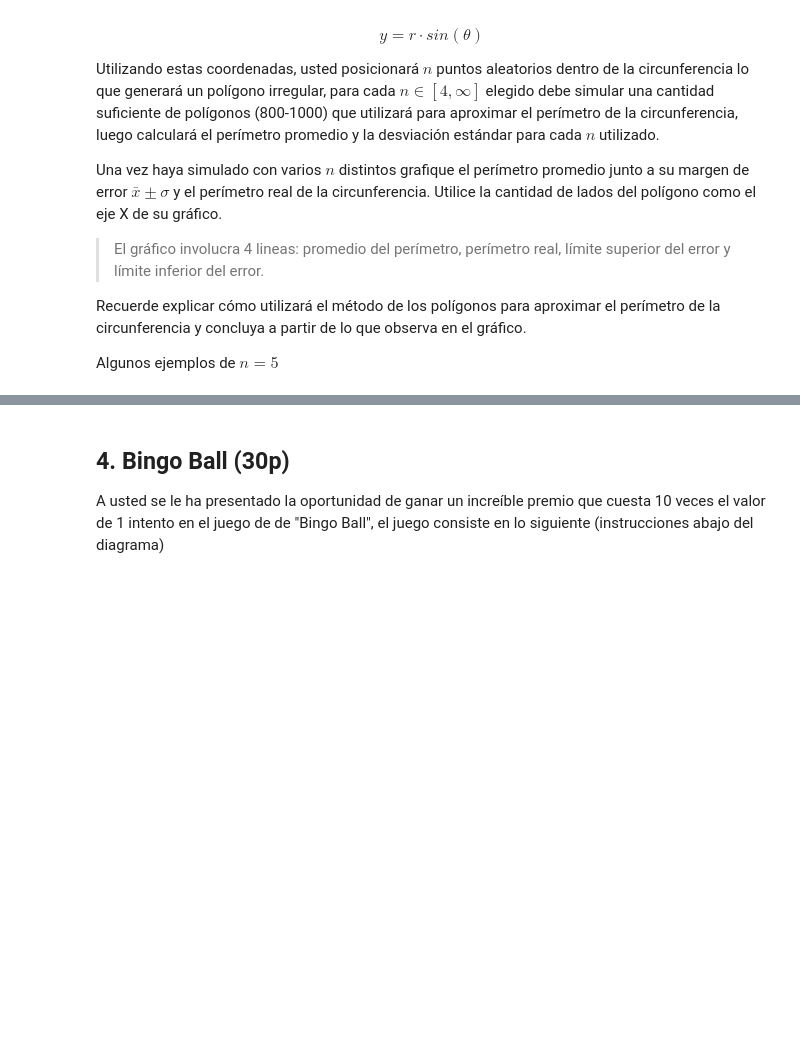
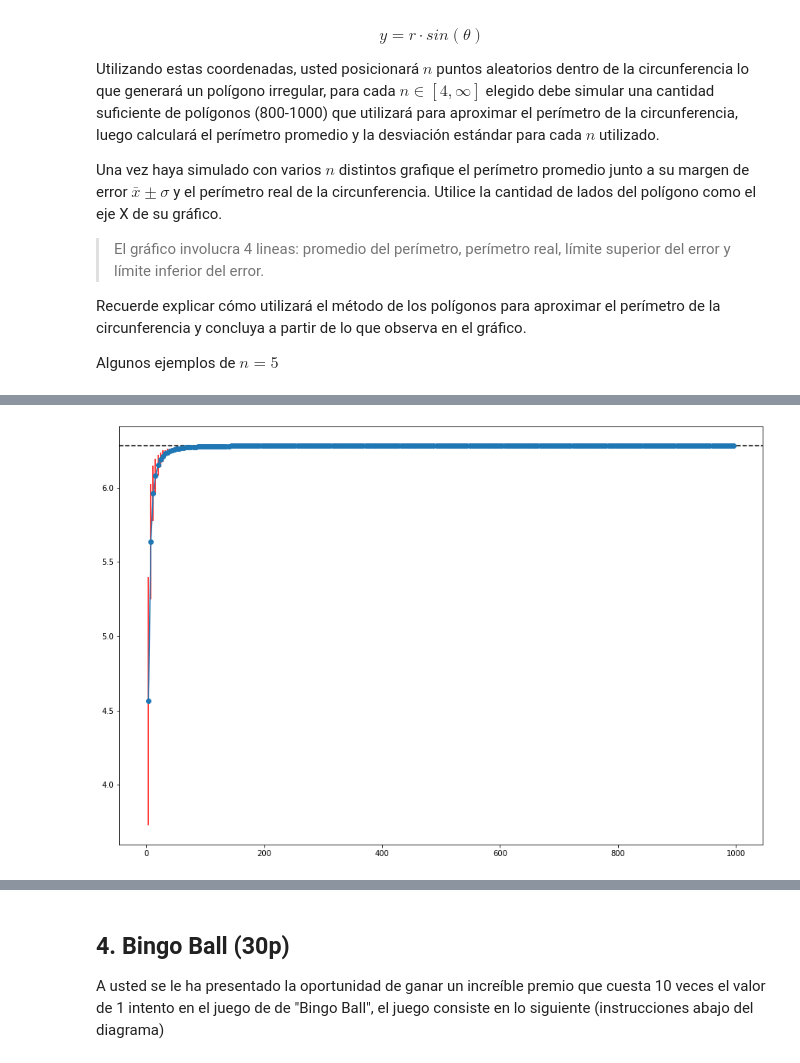
Before and after one commit to Felipitoo/estaca, a Jupyter notebook: Laboratorio 1.ipynb, the cells around one changed output, grey strips where cells are left out. Saved outputs shown, nothing was run; the diff lists cells and outputs as text; code cells hidden in the pictures; blank space fills up the shorter version.

```diff
--- a/Laboratorio 1.ipynb
+++ b/Laboratorio 1.ipynb
@@ -968,3 +983,75 @@ Algunos ejemplos de $n = 5$
   </tr>
 
 Para facilitar la construcción del polígono se sugiere generar los $n$ puntos y luego conectarlos en sentido antihorario/horario.
+# %%
+%%time
+import pandas as pd
+import numpy as np
+import matplotlib.pyplot as plt
+import random
+import math
+
+%matplotlib inline
+
+
+def distancias(puntos):
+    #Esta es la función para calcular las distancias entre los puntos que se usaran para
+    #aproximar el perímetro, la distancia está en funcion del ángulo.
+    puntos.sort()
+    suma = 0
+    for indice in range(len(puntos)):
+        if indice == len(puntos)-1:
+            delta_x = math.cos(puntos[indice])-math.cos(puntos[0])
+            delta_y = math.sin(puntos[indice])-math.sin(puntos[0])
+            suma += math.sqrt(delta_x**2 + delta_y**2)
+            ###
+        else:
+            delta_x = math.cos(puntos[indice])-math.cos(puntos[indice +1])
+            delta_y = math.sin(puntos[indice])-math.sin(puntos[indice+1])
+            suma += math.sqrt(delta_x**2 + delta_y**2)
+    return suma
+
+
+
+random.seed(1)
+#random.uniform(0,2*math.pi)
+
+#Estructuras para guardar los datos
+per_prom = [] #perimetros promedios de poligonos de n lados
+desv_est = [] #desviacion estandar de poligonos de n lados
+eje_x = [] #eje x para el grafico donde almacenamos n
+
+#¿Dónde debe ir la semilla para replicar el procedimiento? Cuidado de no generar siempre el mismo polígono
+#usando mal la semilla
+for n in range(4,1000,4): #vamos agregando 4 puntos cada vez, esto pueden variarlo a lo que quieran
+    #Resetear el arreglo de las aproximaciones de perimetro para cada N
+    perimetros_aproximados = []
+    for c in range(1000):
+        puntos = np.random.uniform(0,2*math.pi,n) #generamos los angulos altiro
+        while len(set(puntos))!=n:
+            puntos = np.random.uniform(0,2*math.pi,n)
+        perimetro = distancias(puntos)
+        perimetros_aproximados.append(perimetro)
+        #pendiente: hacer funcion que checkee repetidos -> importante para asegurar poligono de n lados
+        #calcular el perimetro aproximado
+        #almacenarlo
+    per_prom.append(float(sum(perimetros_aproximados))/float(len(perimetros_aproximados)))
+    desv_est.append(np.std(perimetros_aproximados))
+    eje_x.append(n)
+    #algo hay que hacer aqui una vez tenemos los 10000 perimetros_aproximados
+
+zippedList =  list(zip(eje_x, per_prom, desv_est))
+multi_info = pd.DataFrame(zippedList, columns = ['N lados' , 'Promedio Perimetro', 'Desviación Estandar'])
+
+fig, ax = plt.subplots(figsize=(15,10))
+
+plt.axhline(y=2*math.pi, color='black', linestyle='--')
+
+ax.errorbar(multi_info["N lados"],multi_info["Promedio Perimetro"],
+            yerr=multi_info["Desviación Estandar"],
+            fmt='-o',ecolor='red')
+
+plt.show()
+#salir del doble for hacer grafico
+# %% [output]
+[figure, added]
```
Also changed, not shown: parts of 3 cells of this notebook, 1 other file.
